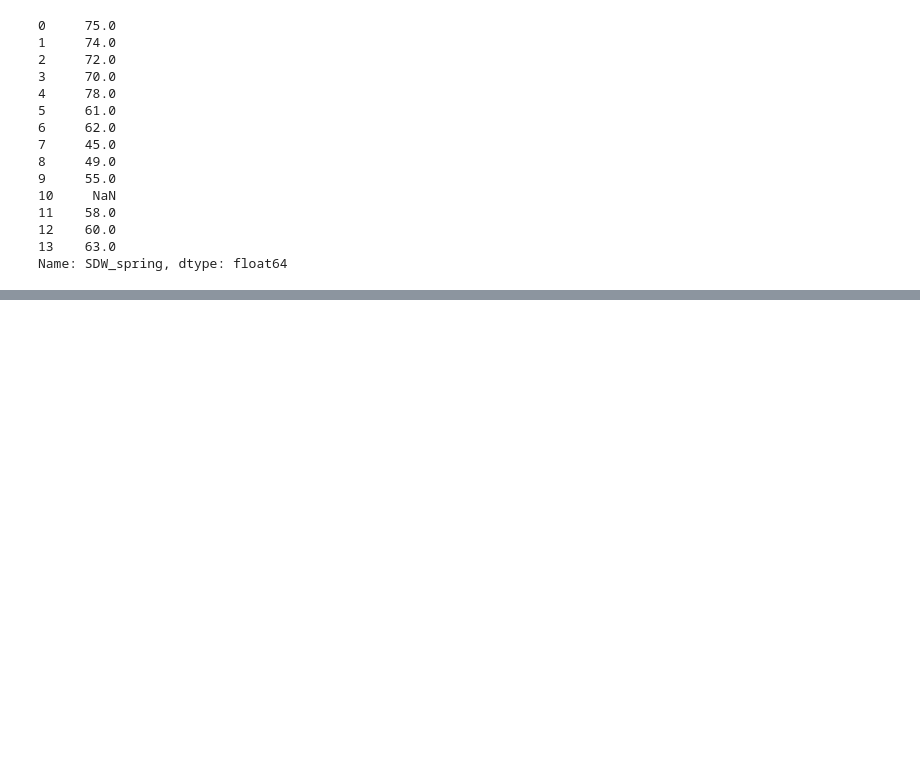
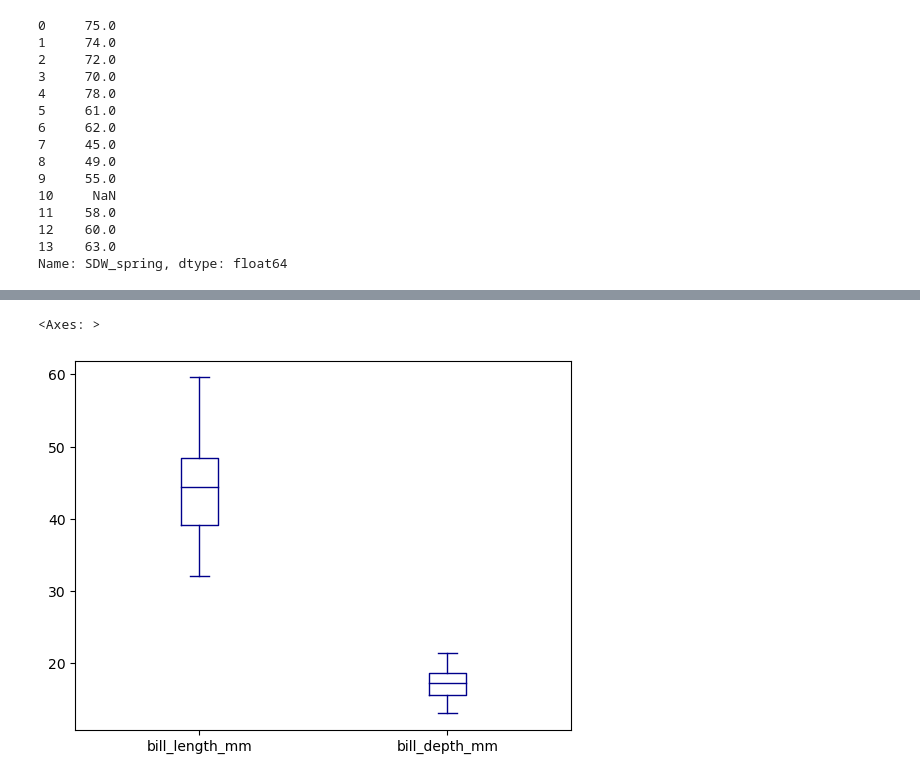
Before and after one commit to kylienewcomer/eds220-2025-in-class, a Jupyter notebook: week2/lesson4-basic-plotting.ipynb, the cells around one changed output, grey strips where cells are left out. Cells and saved outputs as stored; diff of their text form; code cells hidden in the pictures; blank space fills up the shorter version.

```diff
--- a/week2/lesson4-basic-plotting.ipynb
+++ b/week2/lesson4-basic-plotting.ipynb
@@ -169,0 +205,6 @@ Name: SDW_spring, dtype: float64
+# %%
+# Read in data
+URL = 'https://raw.githubusercontent.com/allisonhorst/palmerpenguins/main/inst/extdata/penguins.csv'
+penguins = pd.read_csv(URL)
+
+penguins.head()
@@ -169,0 +218,3 @@ Name: SDW_spring, dtype: float64
+# %%
+pen_bill = penguins[['bill_length_mm', 'bill_depth_mm']]
+print(pen_bill)
@@ -169,0 +236,6 @@ Name: SDW_spring, dtype: float64
+# %%
+pen_bill.plot(kind = 'box',
+             color = 'darkblue')
+# %% [output]
+<Axes: >
+[figure, added]
```
Also changed, not shown: parts of 8 cells of this notebook.
